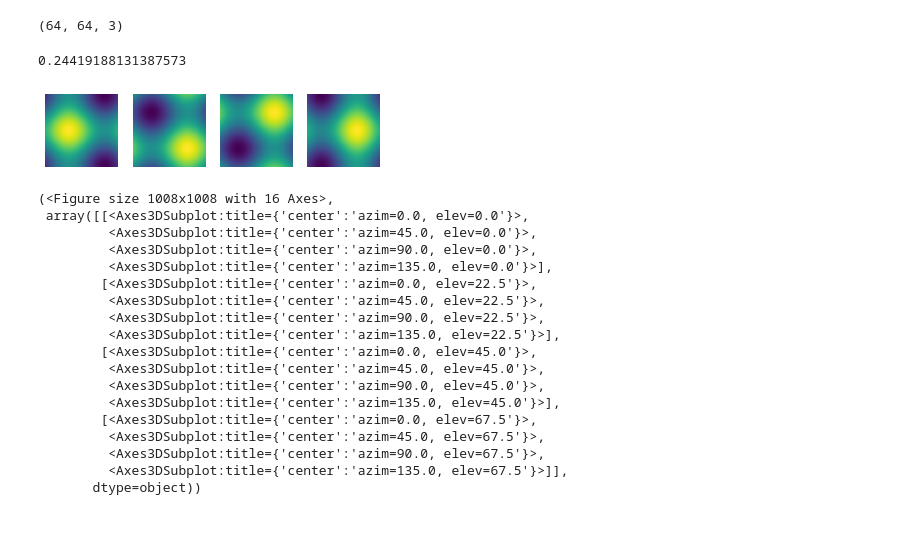
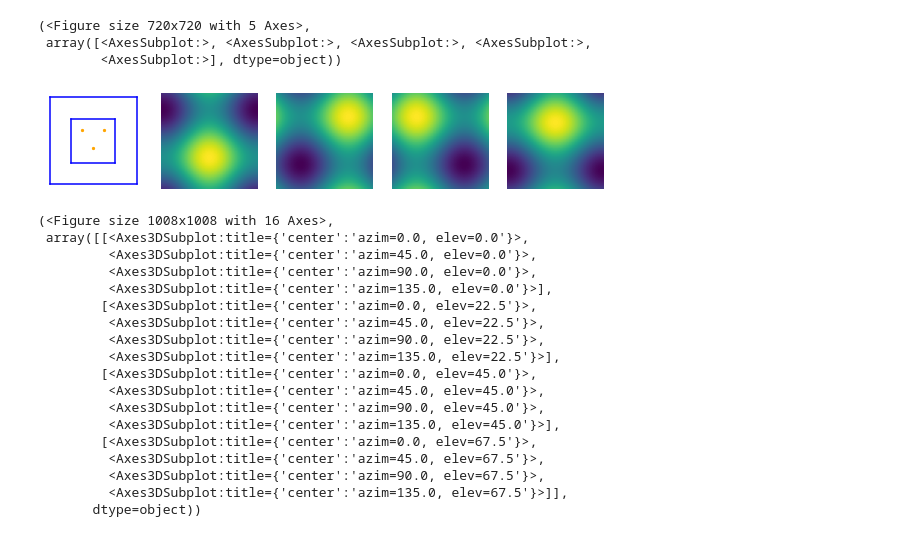
Before and after one commit to bioAI-Oslo/CI-grid-cells, a Jupyter notebook: dev/explore-square-grid.ipynb, the cells around one changed output. Cells and saved outputs as stored; diff of their text form; code cells hidden in the pictures.

```diff
--- a/dev/explore-square-grid.ipynb
+++ b/dev/explore-square-grid.ipynb
@@ -42,8 +42,7 @@ phases = np.stack([np.array([0,-0.25/(f*np.sqrt(2))])] + [np.array([0.25/f, 0.25
 # check periodicity (see ratemaps below) of the inner square. x=0.5=1.5 for f=1
 #phases = np.stack([center] + [np.array([-0.25/f, 0])] + [np.array([0.75/f, 0])],axis=0)
 
-
-
 squaregridmodule.init_module(phases)
-squaregridmodule.plot()
+ratemaps = squaregridmodule(board)
+ratemaps.shape
 # %% [output]
@@ -52,18 +50,8 @@ squaregridmodule.plot()
-# %%
-ratemaps = squaregridmodule(board).T
-ratemaps.shape
-# %% [output]
-(64, 64, 3)
-# %%
-#plt.plot(data.reshape(-1,3))
-fig,axs = plt.subplots(ncols=4)
-for i,ax in enumerate(axs[:-1]):
-    ax.imshow(ratemaps[...,i])
-    ax.axis('off')
-axs[-1].imshow(np.sum(ratemaps,axis=-1))
-axs[-1].axis('off')
-np.std(np.sum(ratemaps,axis=-1))
-# %% [output]
-0.24419188131387573
-[figure, removed]
+# %%
+plot_samples_and_tiling(squaregridmodule, ratemaps, 3, figsize=(10,10))
+# %% [output]
+(<Figure size 720x720 with 5 Axes>,
+ array([<AxesSubplot:>, <AxesSubplot:>, <AxesSubplot:>, <AxesSubplot:>,
+        <AxesSubplot:>], dtype=object))
+[figure, added]
 # %%
```
Also changed, not shown: parts of 2 cells of this notebook, 4 other files.
